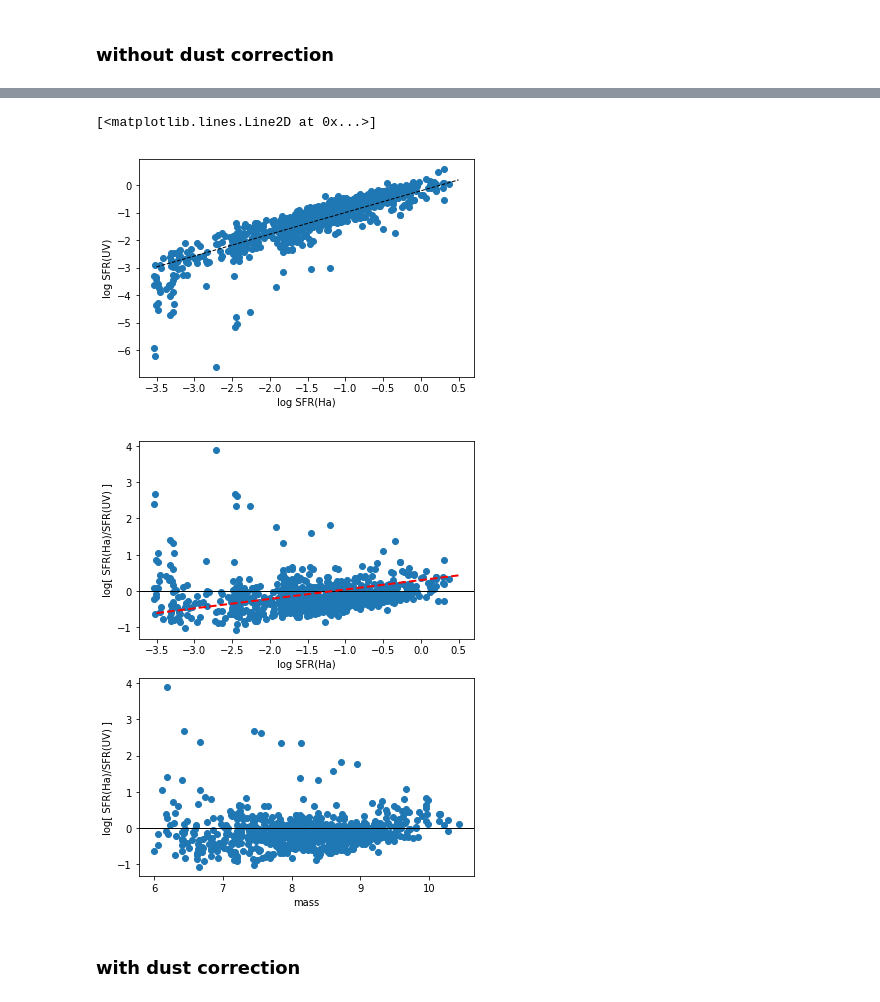
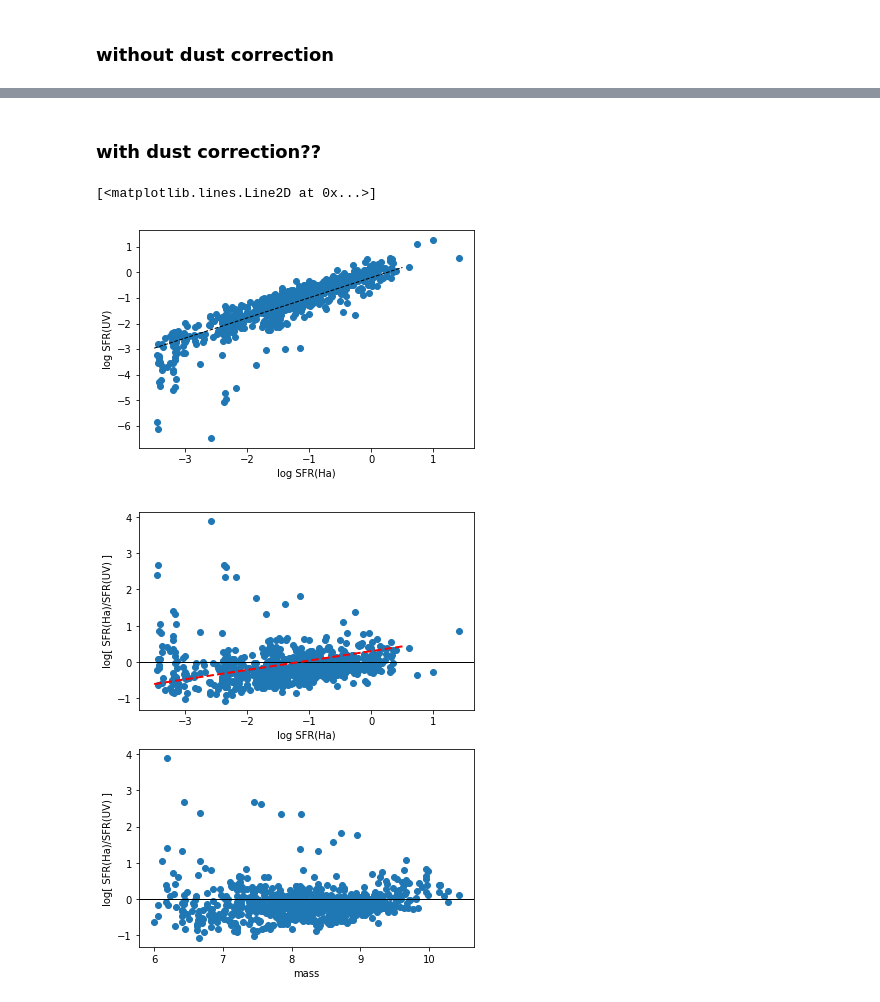
Before and after one commit to kaitshin/LowM_MainSequence, a Jupyter notebook: uv_stuff.ipynb, the cells around one changed output, grey strips where cells are left out. Drawn from its saved outputs; the diff is of its cells as text; code cells hidden in the pictures.

```diff
--- a/uv_stuff.ipynb
+++ b/uv_stuff.ipynb
@@ -143,0 +200,2 @@ log_SFR_Ha = corr_tbl['met_dep_sfr'].data
+# %% [markdown]
+### with dust correction??
@@ -144,16 +206,16 @@ log_SFR_Ha = corr_tbl['met_dep_sfr'].data
 # %%
 xtmparr = np.arange(-3.5,1.0,0.5)
-plt.plot(log_SFR_Ha, log_SFR_UV, 'o')
+plt.plot(log_SFR_Ha + corr_factors, log_SFR_UV + corr_factors, 'o')
 plt.xlabel('log SFR(Ha)')
 plt.ylabel('log SFR(UV)')
 plt.plot(xtmparr, 0.79*xtmparr-0.2, 'k--')
 # %% [output]
 [<matplotlib.lines.Line2D at 0x...>]
-[figure, old version]
+[figure, new version]
 # %%
 f, ax = plt.subplots(2,1)
 
-ax[0].plot(log_SFR_Ha, log_SFR_Ha - log_SFR_UV, 'o')
+ax[0].plot(log_SFR_Ha + corr_factors, log_SFR_Ha - log_SFR_UV, 'o')
 ax[0].set_xlabel('log SFR(Ha)')
 ax[0].set_ylabel('log[ SFR(Ha)/SFR(UV) ]')
 ax[0].axhline(0, color='k')
@@ -166,6 +228,4 @@ ax[1].axhline(0, color='k')
 
 f.set_size_inches(6,8)
 # %% [output]
-[figure, old version]
+[figure, new version]
-# %% [markdown]
-### with dust correction
```
Also changed, not shown: parts of 8 cells of this notebook.
